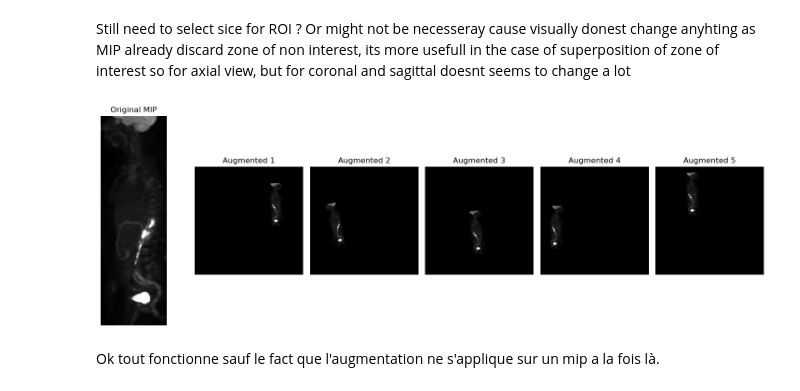
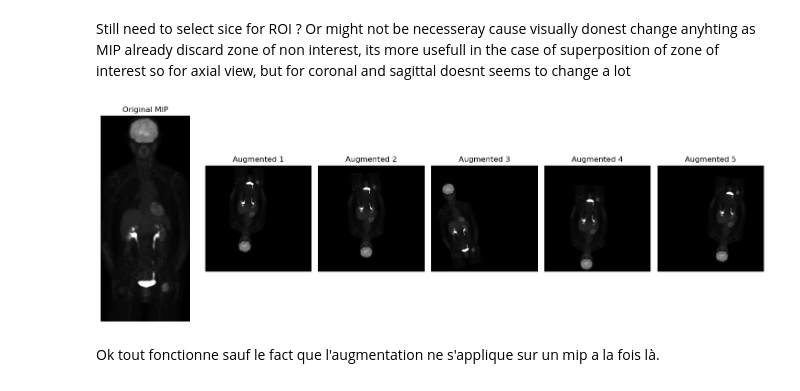
Before and after one commit to Alichnikof/Deauville_DeepLearning, a Jupyter notebook: prepro_PET.ipynb, the cells around one changed output. Saved outputs shown, nothing was run; the diff lists cells and outputs as text; code cells hidden in the pictures.

```diff
--- a/prepro_PET.ipynb
+++ b/prepro_PET.ipynb
@@ -17,11 +17,3 @@ from PIL import Image
 import pandas as pd
 
 os.environ["KMP_DUPLICATE_LIB_OK"] = "TRUE"
-# %%
-import numpy as np
-
-file_path = "images/00000112_1.2.840.113619.2.8368.1234.25707428278.486545.npy"
-img = np.load(file_path)
-
-print("Loaded image shape:", img.shape)
-print("First 10 values:", img.flatten()[:10])
@@ -555,7 +451,7 @@ def normalize_image(img):
     return normalized
 # %%
 
-def random_positioning(image, canvas_size=200):
+def random_positioning(image, canvas_size=310):
     """
     Places the PET MIP image randomly within a larger canvas (e.g., 310×310).
 
@@ -601,7 +497,7 @@ def random_positioning(image, canvas_size=200):
     return canvas
 # %%
 def augment_image(image,
-                  final_canvas_size=500,
+                  final_canvas_size=310,
                   rotate_range=15,
                   scale_range=(0.85, 1.2),
                   normalize_01=True):
@@ -826,7 +666,7 @@ Observe beaucoup de low level noise malgré le bounding box, defficile de defini
 # 5. Full PET Preprocessing Pipeline on a single PET Folder
 # ---------------------------
 # Specify the path to your PET modality folder.
-pet_modality_path = r"C:\Users\alime\Dropbox (AMC)\Mon PC (DESKTOP-RG9FHVT)\Desktop\Deauville\Deauville_DeepLearning\2025-02__Studies\DOE^JANE_ANON40815_PT_2025-02-12_091445_PET.FDG.corps.entier_PETAC.QC800.TF_n669__00000"
+pet_modality_path = r"C:\Users\mezher\Desktop\PET\patient - Copie\2024-09__Studies\QClear 550_DICOM"
 
 # Load the PET series (grouped by SeriesInstanceUID)
 pet_series = load_pet_series(pet_modality_path)
@@ -972,11 +811,11 @@ Still need to select sice for ROI ? Or might not be necesseray cause visually do
 # # Visualize a 3D rendering (isosurface extraction)
 # visualize_volume_3d(raw_volume, level=None)
 # %%
-augmented = augment_image(final_image, final_canvas_size=500)
+augmented = augment_image(images["mip_coronal"], final_canvas_size=310)
 
-visualize_augmentations(final_image, n_samples=5)
+visualize_augmentations(images["mip_coronal"], n_samples=5)
 # %% [output]
-[figure, old version]
+[figure, new version]
 # %% [markdown]
 Ok tout fonctionne sauf le fact que l'augmentation ne s'applique sur un mip a la fois là.
 # %%
```
Also changed, not shown: parts of 11 cells of this notebook, 5 other files.
